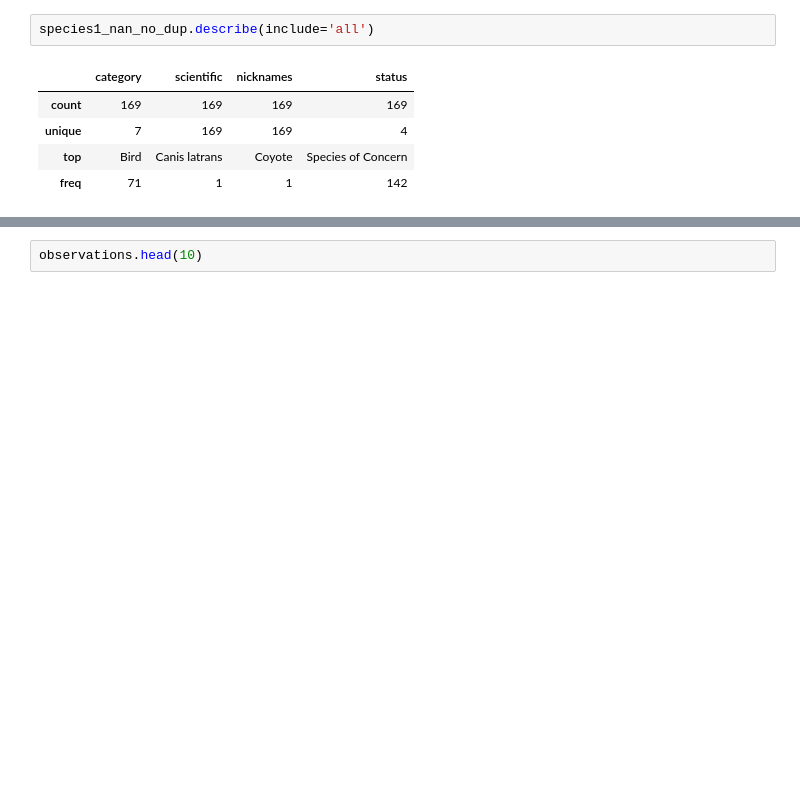
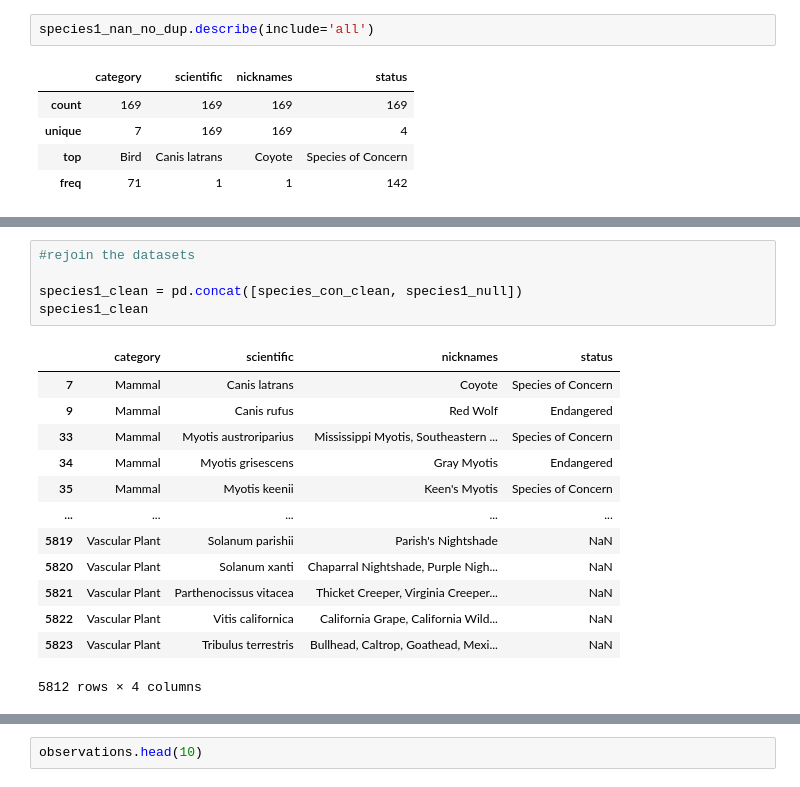
Before and after one commit to ElianeSato/biodiversity, a Jupyter notebook: biodiversity.ipynb, the cells around one changed output, grey strips where cells are left out. Cells and saved outputs as stored; diff of their text form; blank space fills up the shorter version.

```diff
--- a/biodiversity.ipynb
+++ b/biodiversity.ipynb
@@ -520,0 +540,19 @@ dtype: int64
+# %%
+#rejoin the datasets
+
+species1_clean = pd.concat([species_con_clean, species1_null])
+species1_clean
+# %% [output]
+|  | category | scientific | nicknames | status |
+| 7 | Mammal | Canis latrans | Coyote | Species of Concern |
+| 9 | Mammal | Canis rufus | Red Wolf | Endangered |
+| 33 | Mammal | Myotis austroriparius | Mississippi Myotis, Southeastern ... | Species of Concern |
+| 34 | Mammal | Myotis grisescens | Gray Myotis | Endangered |
+| 35 | Mammal | Myotis keenii | Keen's Myotis | Species of Concern |
+| ... | ... | ... | ... | ... |
+| 5819 | Vascular Plant | Solanum parishii | Parish's Nightshade | NaN |
+| 5820 | Vascular Plant | Solanum xanti | Chaparral Nightshade, Purple Nigh... | NaN |
+| 5821 | Vascular Plant | Parthenocissus vitacea | Thicket Creeper, Virginia Creeper... | NaN |
+| 5822 | Vascular Plant | Vitis californica | California Grape, California Wild... | NaN |
+| 5823 | Vascular Plant | Tribulus terrestris | Bullhead, Caltrop, Goathead, Mexi... | NaN |
+5812 rows × 4 columns
```
Also changed, not shown: parts of 12 cells of this notebook.
